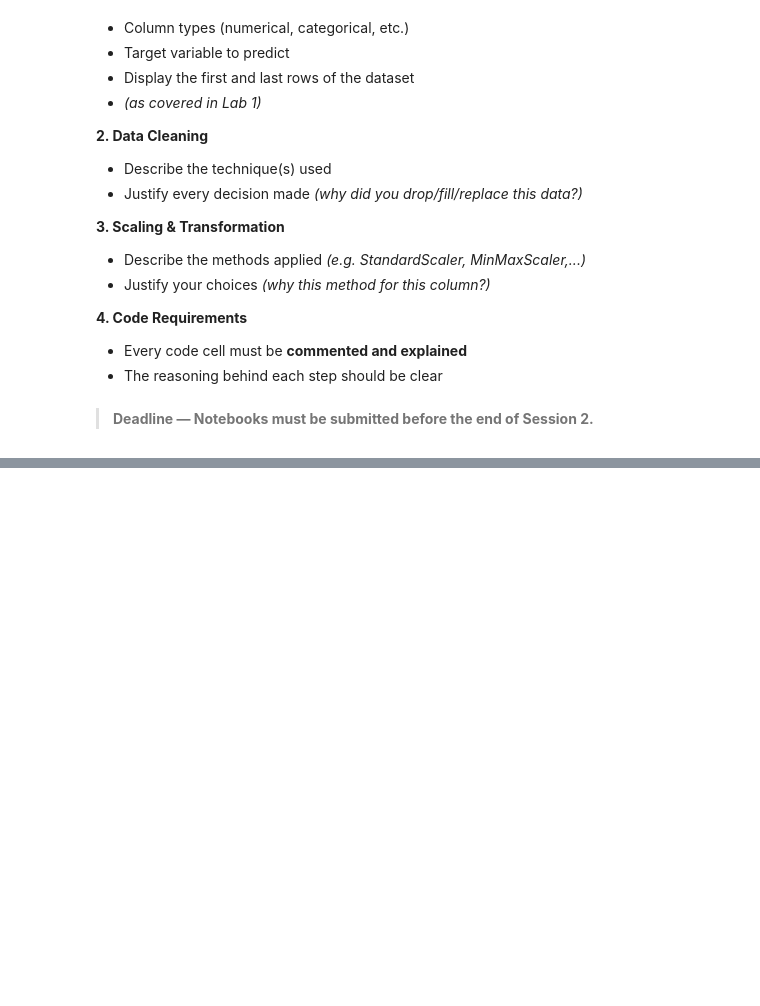
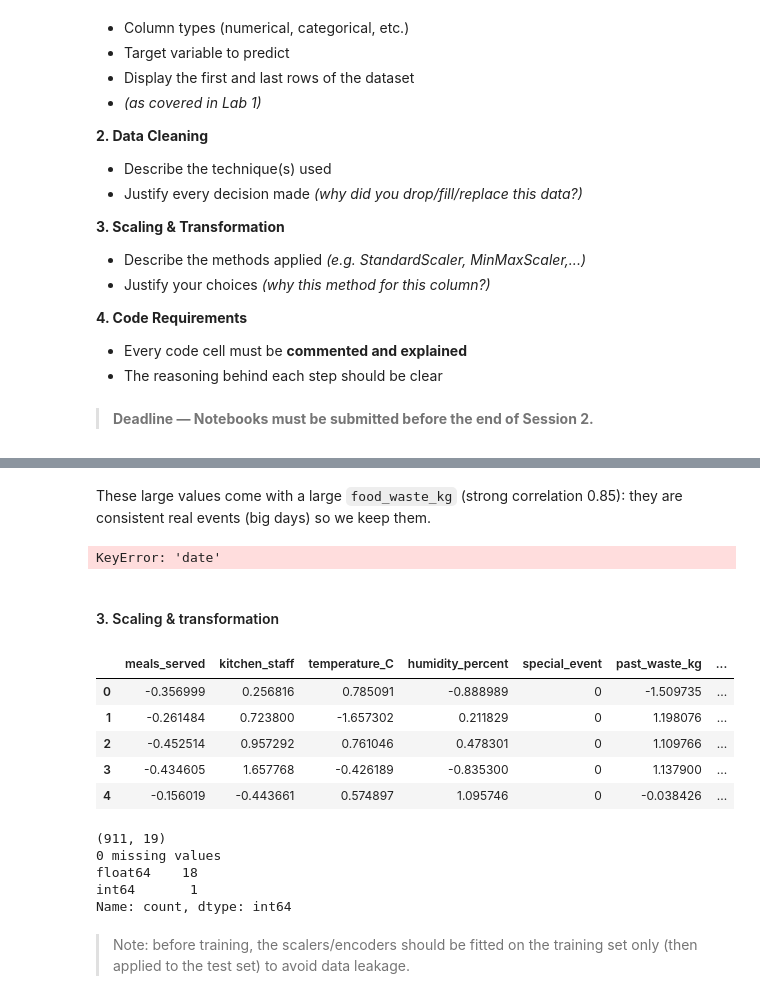
Before and after one commit to myrtus7/machine-learning-labs, a Jupyter notebook: labs/lab2.ipynb, the cells around one changed output, grey strips where cells are left out. Drawn from its saved outputs; the diff is of its cells as text; code cells hidden in the pictures; blank space fills up the shorter version.

```diff
--- a/labs/lab2.ipynb
+++ b/labs/lab2.ipynb
@@ -223,0 +433,9 @@ operations: **data cleaning**, **scaling**, and **transformation**.
+# %%
+# Temperature: exactly -10 and 60 repeated many times -> sensor placeholder values, not real readings
+print(df['temperature_C'].round(2).value_counts().head(3))
+
+# Replace by NaN, then impute with the median:
+# - 21 rows only: imputing keeps their other (valid) columns instead of dropping them
+# - median rather than mean: not pulled by the remaining extreme values
+df['temperature_C'] = df['temperature_C'].mask(df['temperature_C'].isin([-10, 60]))
+df['temperature_C'] = df['temperature_C'].fillna(df['temperature_C'].median())
@@ -223,0 +448,5 @@ operations: **data cleaning**, **scaling**, and **transformation**.
+# %%
+# staff_experience: 164 missing values, impute with the most frequent level (mode):
+# - ~18% of the rows: dropping them would lose too much data
+# - categorical column: mean/median impossible, the mode ("intermediate") is the standard choice
+df['staff_experience'] = df['staff_experience'].fillna(df['staff_experience'].mode()[0])
@@ -223,0 +471,56 @@ operations: **data cleaning**, **scaling**, and **transformation**.
+# %% [markdown]
+These large values come with a large `food_waste_kg` (strong correlation 0.85): they are consistent real events (big days) so we keep them.
+# %%
+# Check: does the month of the date have a link with the target?
+print('corr month / target:', pd.to_datetime(df['date']).dt.month.corr(df['food_waste_kg']).round(2))
+
+# Drop ID: row identifier, no link with food waste
+# Drop date: text not usable by a model; the day of the week is already in day_of_week
+# and the month has no link with the target (corr ~0), so nothing useful to extract
+df = df.drop(columns=['ID', 'date'])
+df.head()
+# %% [output]
+KeyError: 'date'
+# %% [markdown]
+#### 3. Scaling & transformation
+# %%
+from sklearn.preprocessing import StandardScaler, OrdinalEncoder, OneHotEncoder
+
+# Ordinal encoding: experience has a natural order
+ord_enc = OrdinalEncoder(categories=[['beginner', 'intermediate', 'expert']])
+df['staff_experience'] = ord_enc.fit_transform(df[['staff_experience']])
+
+# One-hot encoding: no order between waste categories or between days
+oh_enc = OneHotEncoder(sparse_output=False)
+oh_cols = ['waste_category', 'day_of_week']
+oh = pd.DataFrame(oh_enc.fit_transform(df[oh_cols]),
+                  columns=oh_enc.get_feature_names_out(oh_cols), index=df.index)
+df = pd.concat([df.drop(columns=oh_cols), oh], axis=1)
+# %%
+# Z-score (StandardScaler) for the continuous features, rather than MinMax:
+# with MinMax, the kept extreme values of meals_served (max 4730) would squeeze all normal days into [0, 0.09]
+std_cols = ['meals_served', 'kitchen_staff', 'temperature_C', 'humidity_percent', 'past_waste_kg', 'staff_experience']
+df[std_cols] = StandardScaler().fit_transform(df[std_cols])
+
+# Not scaled: special_event and one-hot columns (already 0/1), target food_waste_kg (kept in kg)
+df.head()
+# %% [output]
+|  | meals_served | kitchen_staff | temperature_C | humidity_percent | special_event | past_waste_kg | ... |
+| 0 | -0.356999 | 0.256816 | 0.785091 | -0.888989 | 0 | -1.509735 | ... |
+| 1 | -0.261484 | 0.723800 | -1.657302 | 0.211829 | 0 | 1.198076 | ... |
+| 2 | -0.452514 | 0.957292 | 0.761046 | 0.478301 | 0 | 1.109766 | ... |
+| 3 | -0.434605 | 1.657768 | -0.426189 | -0.835300 | 0 | 1.137900 | ... |
+| 4 | -0.156019 | -0.443661 | 0.574897 | 1.095746 | 0 | -0.038426 | ... |
+# %%
+# Final check: no missing values, all columns numerical
+print(df.shape)
+print(df.isna().sum().sum(), 'missing values')
+print(df.dtypes.value_counts())
+# %% [output]
+(911, 19)
+0 missing values
+float64    18
+int64       1
+Name: count, dtype: int64
+# %% [markdown]
+> Note: before training, the scalers/encoders should be fitted on the training set only (then applied to the test set) to avoid data leakage.
```
Also changed, not shown: parts of 26 cells of this notebook, 1 other file.
